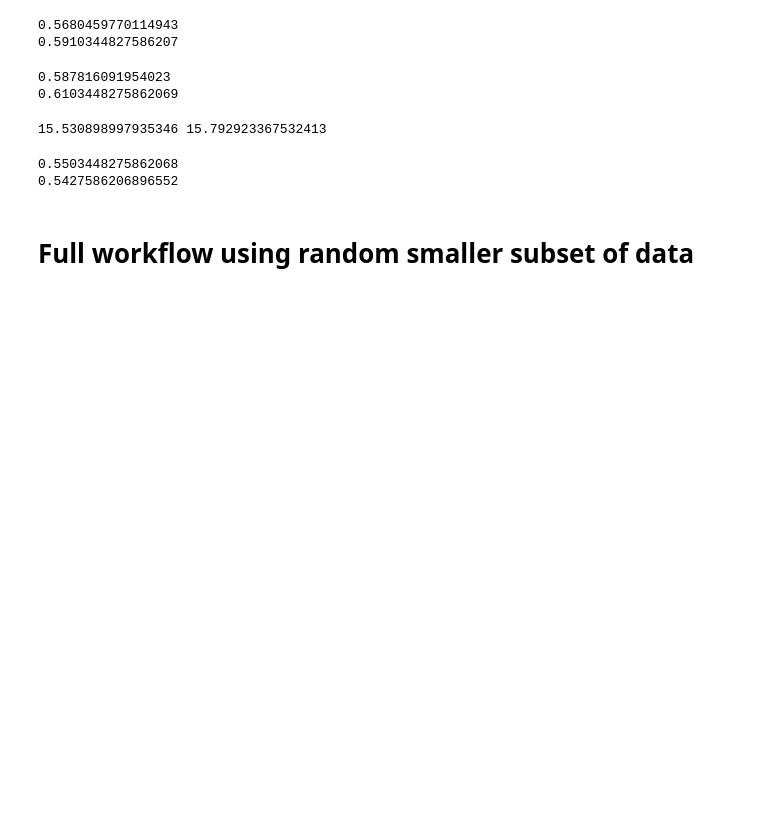
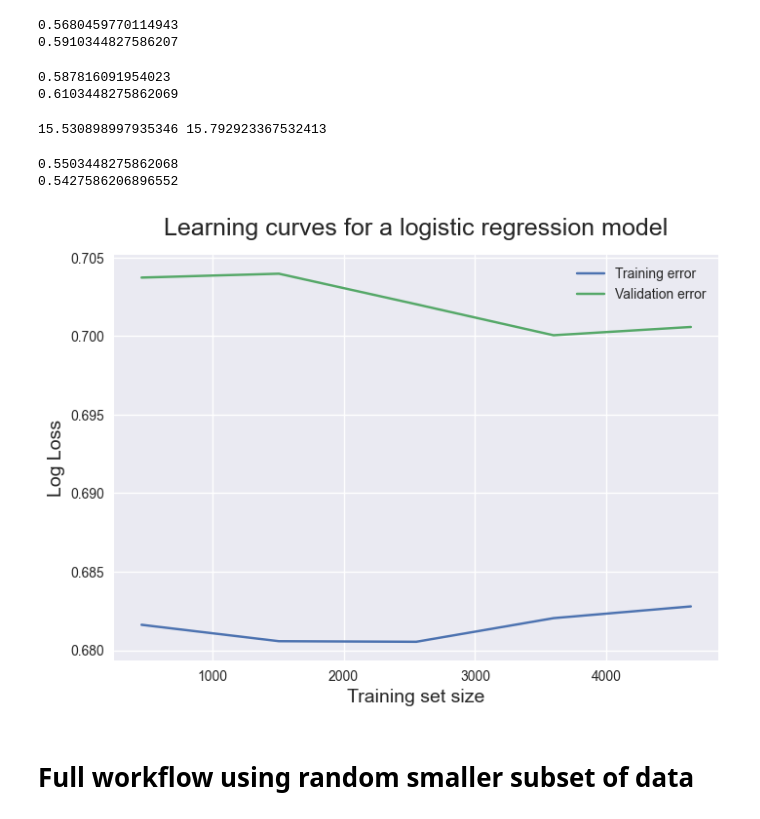
Before and after one commit to adithyabsk/bird_audio, a Jupyter notebook: notebooks/2.0-mk-audio-model.ipynb, the cells around one changed output. Cells and saved outputs as stored; diff of their text form; code cells hidden in the pictures; blank space fills up the shorter version.

```diff
--- a/notebooks/2.0-mk-audio-model.ipynb
+++ b/notebooks/2.0-mk-audio-model.ipynb
@@ -8,8 +8,11 @@ import librosa.feature
 import matplotlib.pyplot as plt
 import numpy as np
 import pandas as pd
+import seaborn as sns
+import xgboost as xgb
 from scipy import signal
 from sklearn.linear_model import LogisticRegression
+from sklearn.model_selection import learning_curve
 
 from tqdm import tqdm
 from tsfresh import extract_features, select_features
@@ -19,5 +22,7 @@ from tsfresh.utilities.dataframe_functions import impute
 
 ROOT_PATH = Path("..")
 
+sns.set_style("white")
+
 plt.rcParams["figure.figsize"] = [20, 10]
 plt.rcParams["figure.dpi"] = 100
@@ -249,3 +259,26 @@ print(y_test.mean())
 # %% [output]
 0.5503448275862068
 0.5427586206896552
+# %%
+# rows are training set sizes [0.1, 0.33, 0.55, 0.78, 1.0]
+# cols are cross-validation splits
+train_sizes, train_scores, validation_scores = learning_curve(
+    estimator = LogisticRegression(),
+    X = X_df,
+    y = y_df,
+    cv = 5, shuffle=True, scoring='neg_log_loss')
+
+train_scores_mean = -train_scores.mean(axis = 1)
+validation_scores_mean = -validation_scores.mean(axis = 1)
+# %%
+f, ax = plt.subplots()
+plt.style.use('seaborn')
+ax.plot(train_sizes, train_scores_mean, label = 'Training error')
+ax.plot(train_sizes, validation_scores_mean, label = 'Validation error')
+plt.ylabel('Log Loss', fontsize = 14)
+plt.xlabel('Training set size', fontsize = 14)
+plt.title('Learning curves for a logistic regression model', fontsize = 18, y = 1.03)
+plt.legend()
+f.savefig(f"assets/logreg_learning", dpi=150);
+# %% [output]
+[figure, added]
```
Also changed, not shown: parts of 4 cells of this notebook.
